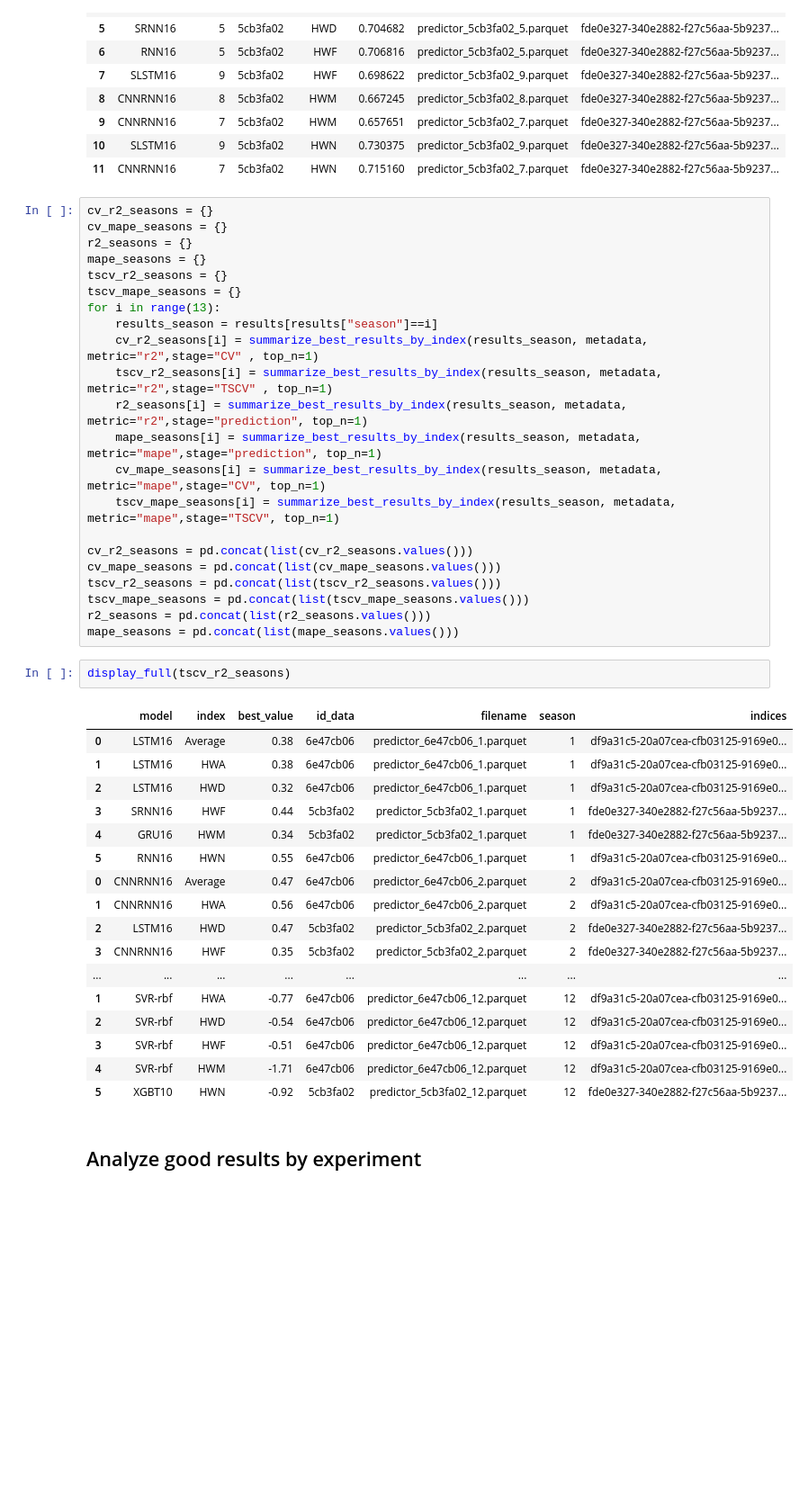
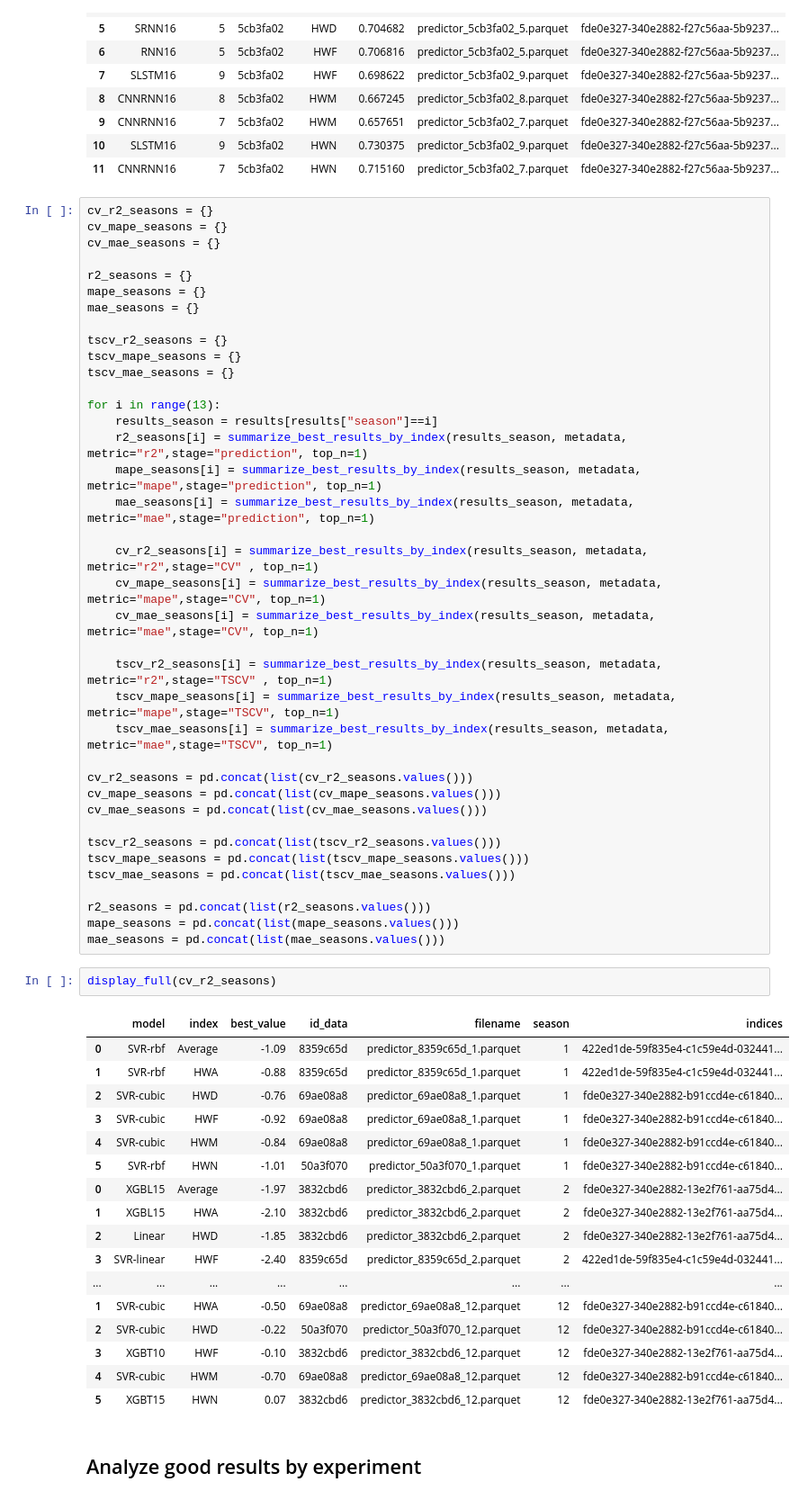
Before and after one commit to martinpavez/data, a Jupyter notebook: hw_extra/notebooks_results/old_climate_results.ipynb, the cells around one changed output. Shown: that part at 90% size. Saved outputs shown, nothing was run; the diff lists cells and outputs as text; blank space fills up the shorter version.

```diff
--- a/hw_extra/notebooks_results/old_climate_results.ipynb
+++ b/hw_extra/notebooks_results/old_climate_results.ipynb
@@ -123,45 +123,61 @@ summary_tscv_r2
 # %%
 cv_r2_seasons = {}
 cv_mape_seasons = {}
+cv_mae_seasons = {}
+
 r2_seasons = {}
 mape_seasons = {}
+mae_seasons = {}
+
 tscv_r2_seasons = {}
 tscv_mape_seasons = {}
+tscv_mae_seasons = {}
+
 for i in range(13):
     results_season = results[results["season"]==i]
-    cv_r2_seasons[i] = summarize_best_results_by_index(results_season, metadata, metric="r2",stage="CV" , top_n=1)
-    tscv_r2_seasons[i] = summarize_best_results_by_index(results_season, metadata, metric="r2",stage="TSCV" , top_n=1)
     r2_seasons[i] = summarize_best_results_by_index(results_season, metadata, metric="r2",stage="prediction", top_n=1)
     mape_seasons[i] = summarize_best_results_by_index(results_season, metadata, metric="mape",stage="prediction", top_n=1)
+    mae_seasons[i] = summarize_best_results_by_index(results_season, metadata, metric="mae",stage="prediction", top_n=1)
+
+    cv_r2_seasons[i] = summarize_best_results_by_index(results_season, metadata, metric="r2",stage="CV" , top_n=1)
     cv_mape_seasons[i] = summarize_best_results_by_index(results_season, metadata, metric="mape",stage="CV", top_n=1)
+    cv_mae_seasons[i] = summarize_best_results_by_index(results_season, metadata, metric="mae",stage="CV", top_n=1)
+
+    tscv_r2_seasons[i] = summarize_best_results_by_index(results_season, metadata, metric="r2",stage="TSCV" , top_n=1)
     tscv_mape_seasons[i] = summarize_best_results_by_index(results_season, metadata, metric="mape",stage="TSCV", top_n=1)
+    tscv_mae_seasons[i] = summarize_best_results_by_index(results_season, metadata, metric="mae",stage="TSCV", top_n=1)
 
 cv_r2_seasons = pd.concat(list(cv_r2_seasons.values()))
 cv_mape_seasons = pd.concat(list(cv_mape_seasons.values()))
+cv_mae_seasons = pd.concat(list(cv_mae_seasons.values()))
+
 tscv_r2_seasons = pd.concat(list(tscv_r2_seasons.values()))
 tscv_mape_seasons = pd.concat(list(tscv_mape_seasons.values()))
+tscv_mae_seasons = pd.concat(list(tscv_mae_seasons.values()))
+
 r2_seasons = pd.concat(list(r2_seasons.values()))
 mape_seasons = pd.concat(list(mape_seasons.values()))
+mae_seasons = pd.concat(list(mae_seasons.values()))
 # %%
-display_full(tscv_r2_seasons)
+display_full(cv_r2_seasons)
 # %% [output]
 |  | model | index | best_value | id_data | filename | season | indices |
-| 0 | LSTM16 | Average | 0.38 | 6e47cb06 | predictor_6e47cb06_1.parquet | 1 | df9a31c5-20a07cea-cfb03125-9169e0... |
-| 1 | LSTM16 | HWA | 0.38 | 6e47cb06 | predictor_6e47cb06_1.parquet | 1 | df9a31c5-20a07cea-cfb03125-9169e0... |
-| 2 | LSTM16 | HWD | 0.32 | 6e47cb06 | predictor_6e47cb06_1.parquet | 1 | df9a31c5-20a07cea-cfb03125-9169e0... |
-| 3 | SRNN16 | HWF | 0.44 | 5cb3fa02 | predictor_5cb3fa02_1.parquet | 1 | fde0e327-340e2882-f27c56aa-5b9237... |
-| 4 | GRU16 | HWM | 0.34 | 5cb3fa02 | predictor_5cb3fa02_1.parquet | 1 | fde0e327-340e2882-f27c56aa-5b9237... |
-| 5 | RNN16 | HWN | 0.55 | 6e47cb06 | predictor_6e47cb06_1.parquet | 1 | df9a31c5-20a07cea-cfb03125-9169e0... |
-| 0 | CNNRNN16 | Average | 0.47 | 6e47cb06 | predictor_6e47cb06_2.parquet | 2 | df9a31c5-20a07cea-cfb03125-9169e0... |
-| 1 | CNNRNN16 | HWA | 0.56 | 6e47cb06 | predictor_6e47cb06_2.parquet | 2 | df9a31c5-20a07cea-cfb03125-9169e0... |
-| 2 | LSTM16 | HWD | 0.47 | 5cb3fa02 | predictor_5cb3fa02_2.parquet | 2 | fde0e327-340e2882-f27c56aa-5b9237... |
-| 3 | CNNRNN16 | HWF | 0.35 | 5cb3fa02 | predictor_5cb3fa02_2.parquet | 2 | fde0e327-340e2882-f27c56aa-5b9237... |
+| 0 | SVR-rbf | Average | -1.09 | 8359c65d | predictor_8359c65d_1.parquet | 1 | 422ed1de-59f835e4-c1c59e4d-032441... |
+| 1 | SVR-rbf | HWA | -0.88 | 8359c65d | predictor_8359c65d_1.parquet | 1 | 422ed1de-59f835e4-c1c59e4d-032441... |
+| 2 | SVR-cubic | HWD | -0.76 | 69ae08a8 | predictor_69ae08a8_1.parquet | 1 | fde0e327-340e2882-b91ccd4e-c61840... |
+| 3 | SVR-cubic | HWF | -0.92 | 69ae08a8 | predictor_69ae08a8_1.parquet | 1 | fde0e327-340e2882-b91ccd4e-c61840... |
+| 4 | SVR-cubic | HWM | -0.84 | 69ae08a8 | predictor_69ae08a8_1.parquet | 1 | fde0e327-340e2882-b91ccd4e-c61840... |
+| 5 | SVR-rbf | HWN | -1.01 | 50a3f070 | predictor_50a3f070_1.parquet | 1 | fde0e327-340e2882-b91ccd4e-c61840... |
+| 0 | XGBL15 | Average | -1.97 | 3832cbd6 | predictor_3832cbd6_2.parquet | 2 | fde0e327-340e2882-13e2f761-aa75d4... |
+| 1 | XGBL15 | HWA | -2.10 | 3832cbd6 | predictor_3832cbd6_2.parquet | 2 | fde0e327-340e2882-13e2f761-aa75d4... |
+| 2 | Linear | HWD | -1.85 | 3832cbd6 | predictor_3832cbd6_2.parquet | 2 | fde0e327-340e2882-13e2f761-aa75d4... |
+| 3 | SVR-linear | HWF | -2.40 | 8359c65d | predictor_8359c65d_2.parquet | 2 | 422ed1de-59f835e4-c1c59e4d-032441... |
 | ... | ... | ... | ... | ... | ... | ... | ... |
-| 1 | SVR-rbf | HWA | -0.77 | 6e47cb06 | predictor_6e47cb06_12.parquet | 12 | df9a31c5-20a07cea-cfb03125-9169e0... |
-| 2 | SVR-rbf | HWD | -0.54 | 6e47cb06 | predictor_6e47cb06_12.parquet | 12 | df9a31c5-20a07cea-cfb03125-9169e0... |
-| 3 | SVR-rbf | HWF | -0.51 | 6e47cb06 | predictor_6e47cb06_12.parquet | 12 | df9a31c5-20a07cea-cfb03125-9169e0... |
-| 4 | SVR-rbf | HWM | -1.71 | 6e47cb06 | predictor_6e47cb06_12.parquet | 12 | df9a31c5-20a07cea-cfb03125-9169e0... |
-| 5 | XGBT10 | HWN | -0.92 | 5cb3fa02 | predictor_5cb3fa02_12.parquet | 12 | fde0e327-340e2882-f27c56aa-5b9237... |
+| 1 | SVR-cubic | HWA | -0.50 | 69ae08a8 | predictor_69ae08a8_12.parquet | 12 | fde0e327-340e2882-b91ccd4e-c61840... |
+| 2 | SVR-cubic | HWD | -0.22 | 50a3f070 | predictor_50a3f070_12.parquet | 12 | fde0e327-340e2882-b91ccd4e-c61840... |
+| 3 | XGBT10 | HWF | -0.10 | 3832cbd6 | predictor_3832cbd6_12.parquet | 12 | fde0e327-340e2882-13e2f761-aa75d4... |
+| 4 | SVR-cubic | HWM | -0.70 | 69ae08a8 | predictor_69ae08a8_12.parquet | 12 | fde0e327-340e2882-b91ccd4e-c61840... |
+| 5 | XGBT15 | HWN | 0.07 | 3832cbd6 | predictor_3832cbd6_12.parquet | 12 | fde0e327-340e2882-13e2f761-aa75d4... |
 # %% [markdown]
 ## Analyze good results by experiment
 # %%
```
Also changed, not shown: parts of 10 cells of this notebook, 46 other files.
